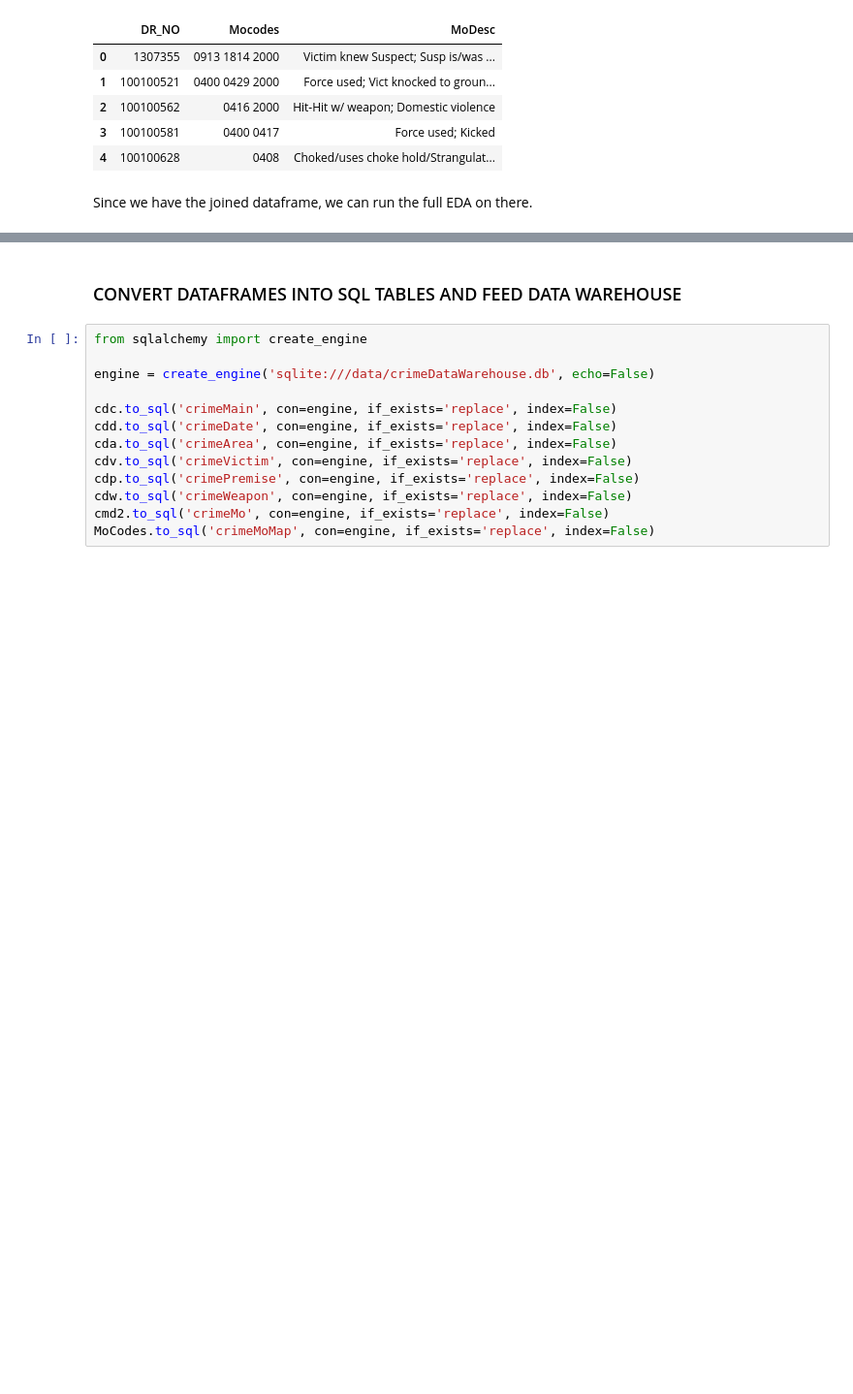
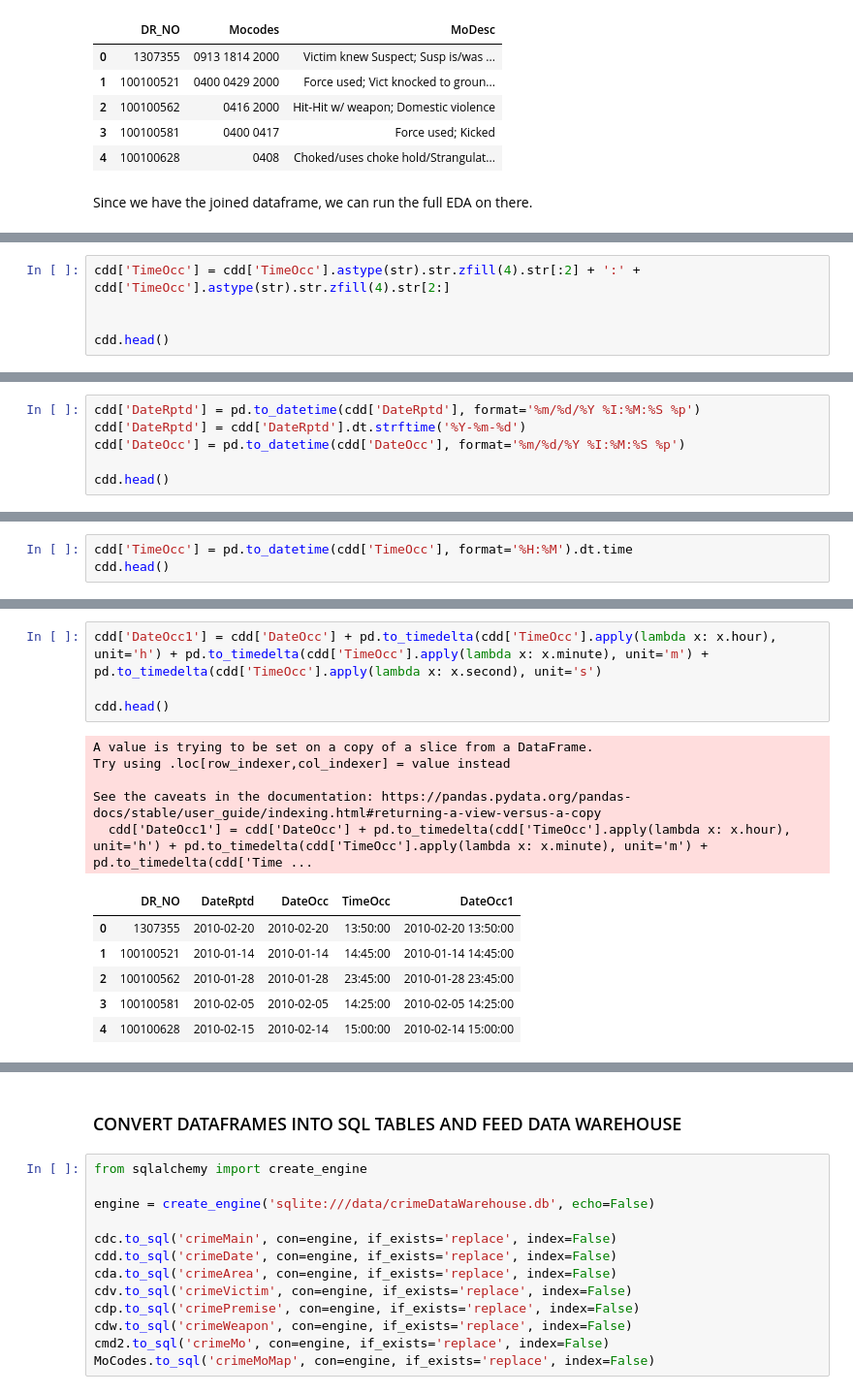
Before and after one commit to H0wl3r2001/AID, a Jupyter notebook: kaggleExtractor.ipynb, the cells around one changed output, grey strips where cells are left out. Shown at 97% size. Cells and saved outputs as stored; diff of their text form; blank space fills up the shorter version.

Commit message:
made routine to get viable DATE and DATETIME sql formats on the python dataframe

```diff
--- a/kaggleExtractor.ipynb
+++ b/kaggleExtractor.ipynb
@@ -241,0 +244,5 @@ Since we have the joined dataframe, we can run the full EDA on there.
+# %%
+cdd['TimeOcc'] = cdd['TimeOcc'].astype(str).str.zfill(4).str[:2] + ':' + cdd['TimeOcc'].astype(str).str.zfill(4).str[2:]
+
+
+cdd.head()
@@ -241,0 +261,6 @@ Since we have the joined dataframe, we can run the full EDA on there.
+# %%
+cdd['DateRptd'] = pd.to_datetime(cdd['DateRptd'], format='%m/%d/%Y %I:%M:%S %p')
+cdd['DateRptd'] = cdd['DateRptd'].dt.strftime('%Y-%m-%d')
+cdd['DateOcc'] = pd.to_datetime(cdd['DateOcc'], format='%m/%d/%Y %I:%M:%S %p')
+
+cdd.head()
@@ -241,0 +289,3 @@ Since we have the joined dataframe, we can run the full EDA on there.
+# %%
+cdd['TimeOcc'] = pd.to_datetime(cdd['TimeOcc'], format='%H:%M').dt.time
+cdd.head()
@@ -241,0 +304,16 @@ Since we have the joined dataframe, we can run the full EDA on there.
+# %%
+cdd['DateOcc1'] = cdd['DateOcc'] + pd.to_timedelta(cdd['TimeOcc'].apply(lambda x: x.hour), unit='h') + pd.to_timedelta(cdd['TimeOcc'].apply(lambda x: x.minute), unit='m') + pd.to_timedelta(cdd['TimeOcc'].apply(lambda x: x.second), unit='s')
+
+cdd.head()
+# %% [output]
+A value is trying to be set on a copy of a slice from a DataFrame.
+Try using .loc[row_indexer,col_indexer] = value instead
+
+See the caveats in the documentation: https://pandas.pydata.org/pandas-docs/stable/user_guide/indexing.html#returning-a-view-versus-a-copy
+  cdd['DateOcc1'] = cdd['DateOcc'] + pd.to_timedelta(cdd['TimeOcc'].apply(lambda x: x.hour), unit='h') + pd.to_timedelta(cdd['TimeOcc'].apply(lambda x: x.minute), unit='m') + pd.to_timedelta(cdd['Time ...
+|  | DR_NO | DateRptd | DateOcc | TimeOcc | DateOcc1 |
+| 0 | 1307355 | 2010-02-20 | 2010-02-20 | 13:50:00 | 2010-02-20 13:50:00 |
+| 1 | 100100521 | 2010-01-14 | 2010-01-14 | 14:45:00 | 2010-01-14 14:45:00 |
+| 2 | 100100562 | 2010-01-28 | 2010-01-28 | 23:45:00 | 2010-01-28 23:45:00 |
+| 3 | 100100581 | 2010-02-05 | 2010-02-05 | 14:25:00 | 2010-02-05 14:25:00 |
+| 4 | 100100628 | 2010-02-15 | 2010-02-14 | 15:00:00 | 2010-02-14 15:00:00 |
```
Also changed, not shown: parts of 7 cells of this notebook.
